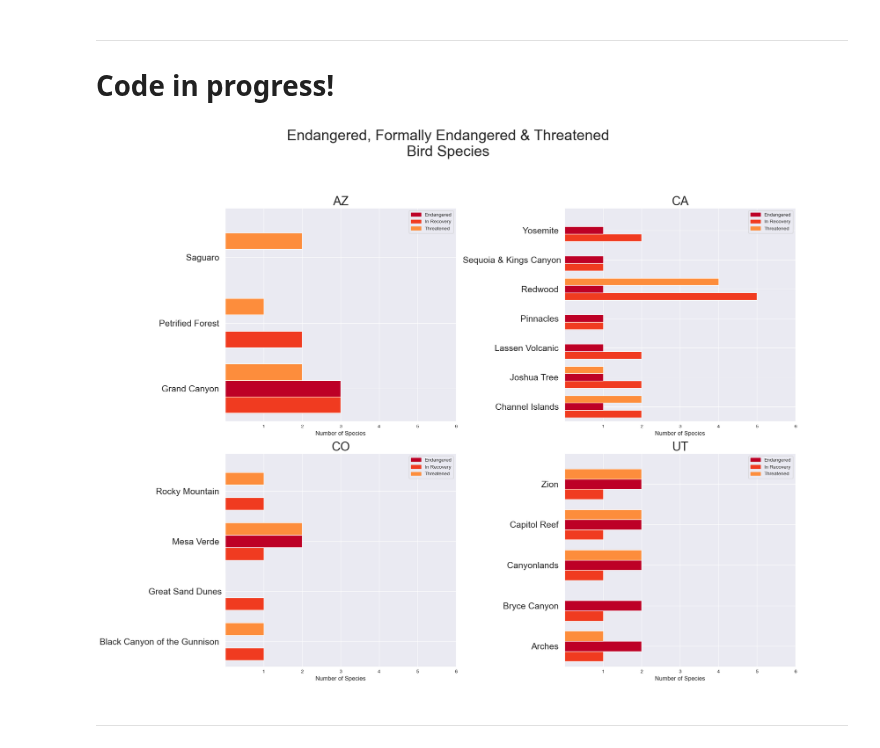
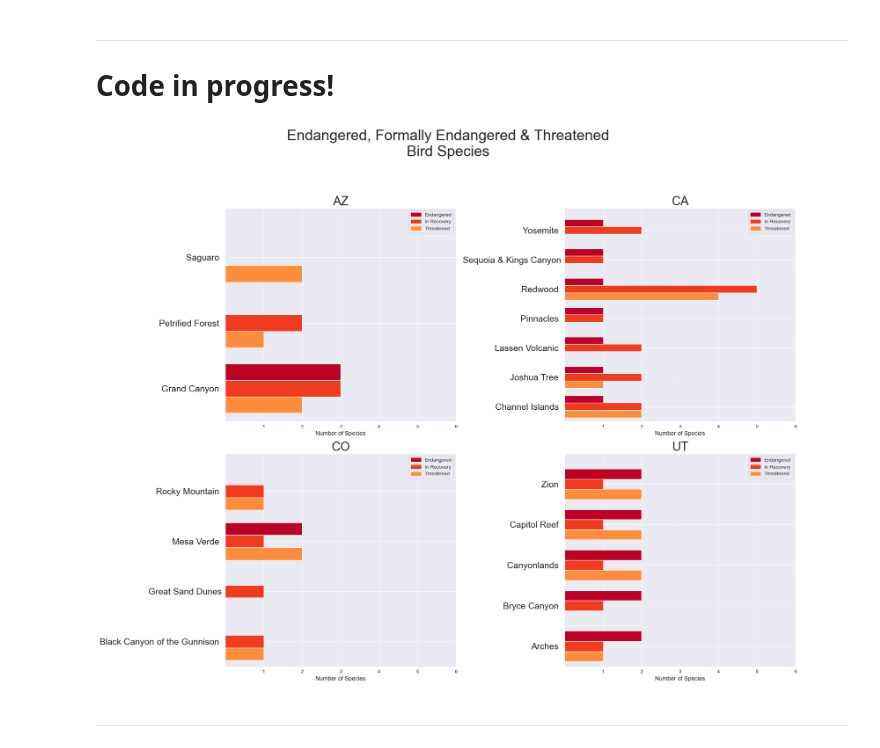
Before and after one commit to pineapple-bois/Biodiversity-In-National-Parks-Real-World, a Jupyter notebook: analysis.ipynb, the cells around one changed output. Saved outputs shown, nothing was run; the diff lists cells and outputs as text; code cells hidden in the pictures.

```diff
--- a/analysis.ipynb
+++ b/analysis.ipynb
@@ -371,30 +371,30 @@ Below is a visualisation of these categories
 # %%
 plt.figure(figsize=(20,15))
 plt.suptitle('Endangered, Formally Endangered & Threatened\nBird Species', fontsize=30, y=1.05)
 
 for i, state in enumerate(states_list_short):
     data = pd.DataFrame(parks_pro_counts_two[parks_pro_counts_two['state'] == state])
     age_protected = data['percent_protected'].values
     ind = np.arange(len(data))
     width = 0.25
     ax = plt.subplot(2,2,(i+1))
     plt.title(state, fontsize=25)
-    ax.barh(ind, data.in_recovery, width, color='#f03b20')
-    ax.barh(ind + width, data.endangered, width, color='#bd0026')
-    ax.barh(ind + 2*width, data.threatened, width, color='#fd8d3c')
+    ax.barh(ind, data.threatened, width, color='#fd8d3c')
+    ax.barh(ind + width, data.in_recovery, width, color='#f03b20')
+    ax.barh(ind + 2*width, data.endangered, width, color='#bd0026')
     ax.set(yticks=ind + width, yticklabels=data.park_name, ylim=[3*width - 1, len(data)])
     plt.yticks(fontsize=18)
     plt.xticks(np.arange(1,7,1))
     plt.xlabel('Number of Species', fontsize=12)
     plt.legend(handles=handles_two, fontsize=10)
     plt.grid(True)
 
 
 plt.subplots_adjust(top=0.5)
 plt.tight_layout()
 plt.show()
 # %% [output]
-[figure, old version]
+[figure, new version]
 # %% [markdown]
 ----
 # %% [markdown]
```
